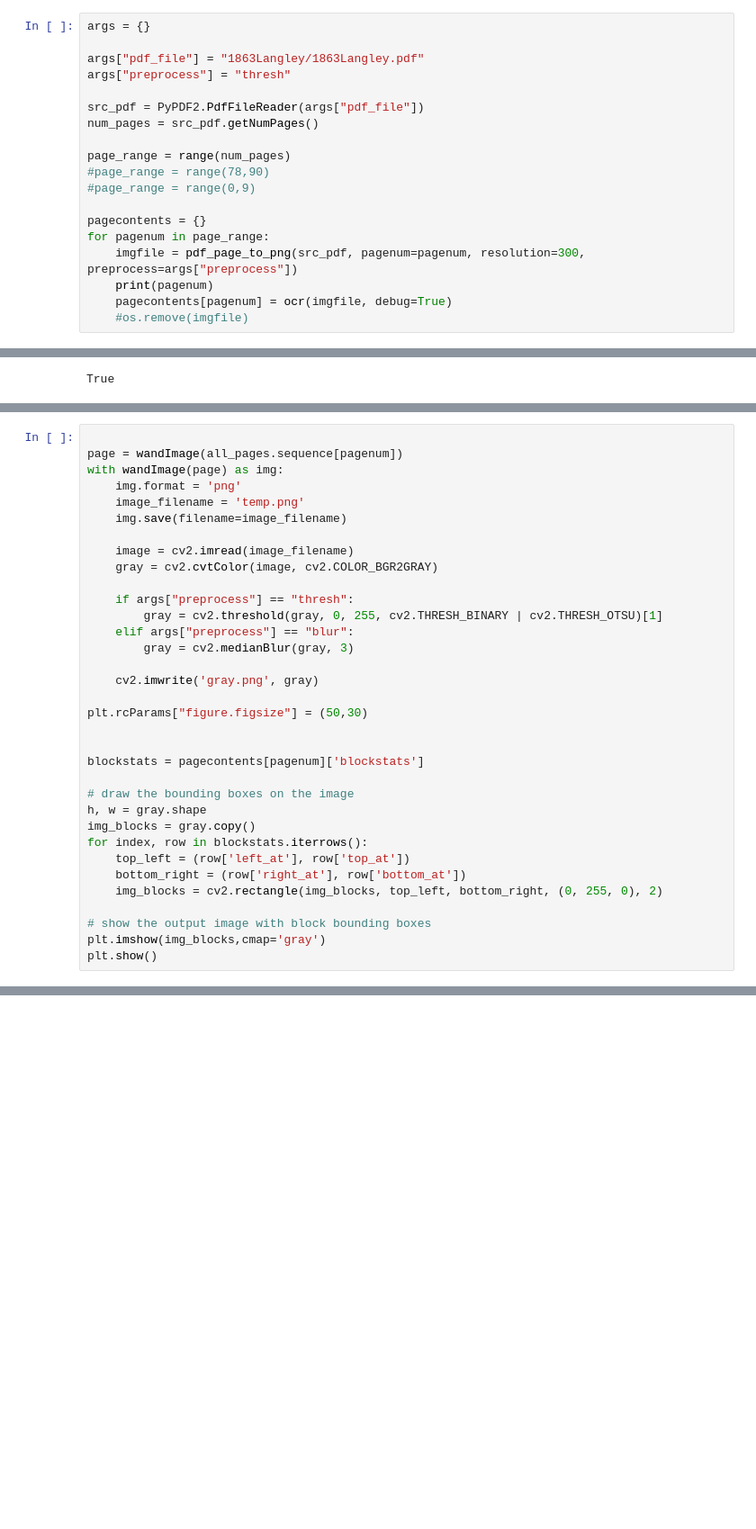
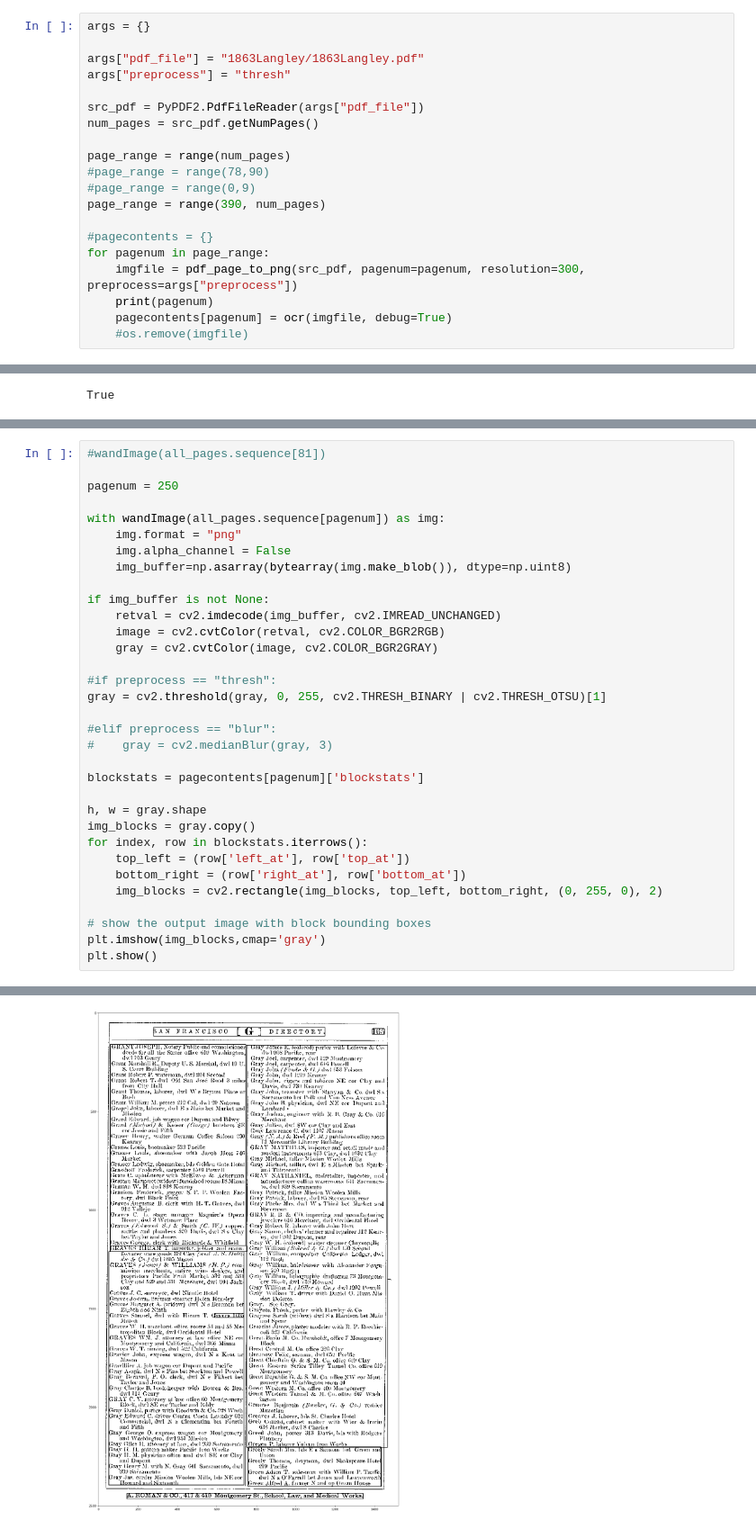
Before and after one commit to MattBrauer/ocr, a Jupyter notebook: readLangley.ipynb, the cells around one changed output, grey strips where cells are left out. Shown at 90% size. Cells and saved outputs as stored; diff of their text form; blank space fills up the shorter version.

```diff
--- a/readLangley.ipynb
+++ b/readLangley.ipynb
@@ -175,8 +150,9 @@ num_pages = src_pdf.getNumPages()
 page_range = range(num_pages)
 #page_range = range(78,90)
 #page_range = range(0,9)
+page_range = range(390, num_pages)
 
-pagecontents = {}
+#pagecontents = {}
 for pagenum in page_range:
     imgfile = pdf_page_to_png(src_pdf, pagenum=pagenum, resolution=300, preprocess=args["preprocess"])
     print(pagenum)
@@ -301,27 +245,26 @@ wandImage(all_pages.sequence[81])
 # %%
+#wandImage(all_pages.sequence[81])
 
-page = wandImage(all_pages.sequence[pagenum])
-with wandImage(page) as img:
-    img.format = 'png'
-    image_filename = 'temp.png'
-    img.save(filename=image_filename)
+pagenum = 250
 
-    image = cv2.imread(image_filename)
+with wandImage(all_pages.sequence[pagenum]) as img:
+    img.format = "png"
+    img.alpha_channel = False
+    img_buffer=np.asarray(bytearray(img.make_blob()), dtype=np.uint8)
+
+if img_buffer is not None:
+    retval = cv2.imdecode(img_buffer, cv2.IMREAD_UNCHANGED)
+    image = cv2.cvtColor(retval, cv2.COLOR_BGR2RGB)
     gray = cv2.cvtColor(image, cv2.COLOR_BGR2GRAY)
 
-    if args["preprocess"] == "thresh":
-        gray = cv2.threshold(gray, 0, 255, cv2.THRESH_BINARY | cv2.THRESH_OTSU)[1]
-    elif args["preprocess"] == "blur":
-        gray = cv2.medianBlur(gray, 3)
+#if preprocess == "thresh":
+gray = cv2.threshold(gray, 0, 255, cv2.THRESH_BINARY | cv2.THRESH_OTSU)[1]
 
-    cv2.imwrite('gray.png', gray)
-
-plt.rcParams["figure.figsize"] = (50,30)
-
+#elif preprocess == "blur":
+#    gray = cv2.medianBlur(gray, 3)
 
 blockstats = pagecontents[pagenum]['blockstats']
 
-# draw the bounding boxes on the image
 h, w = gray.shape
 img_blocks = gray.copy()
 for index, row in blockstats.iterrows():
@@ -336,0 +279 @@ KeyError: 468
+[figure, added]
```
Also changed, not shown: parts of 23 cells of this notebook, 4 other files.
